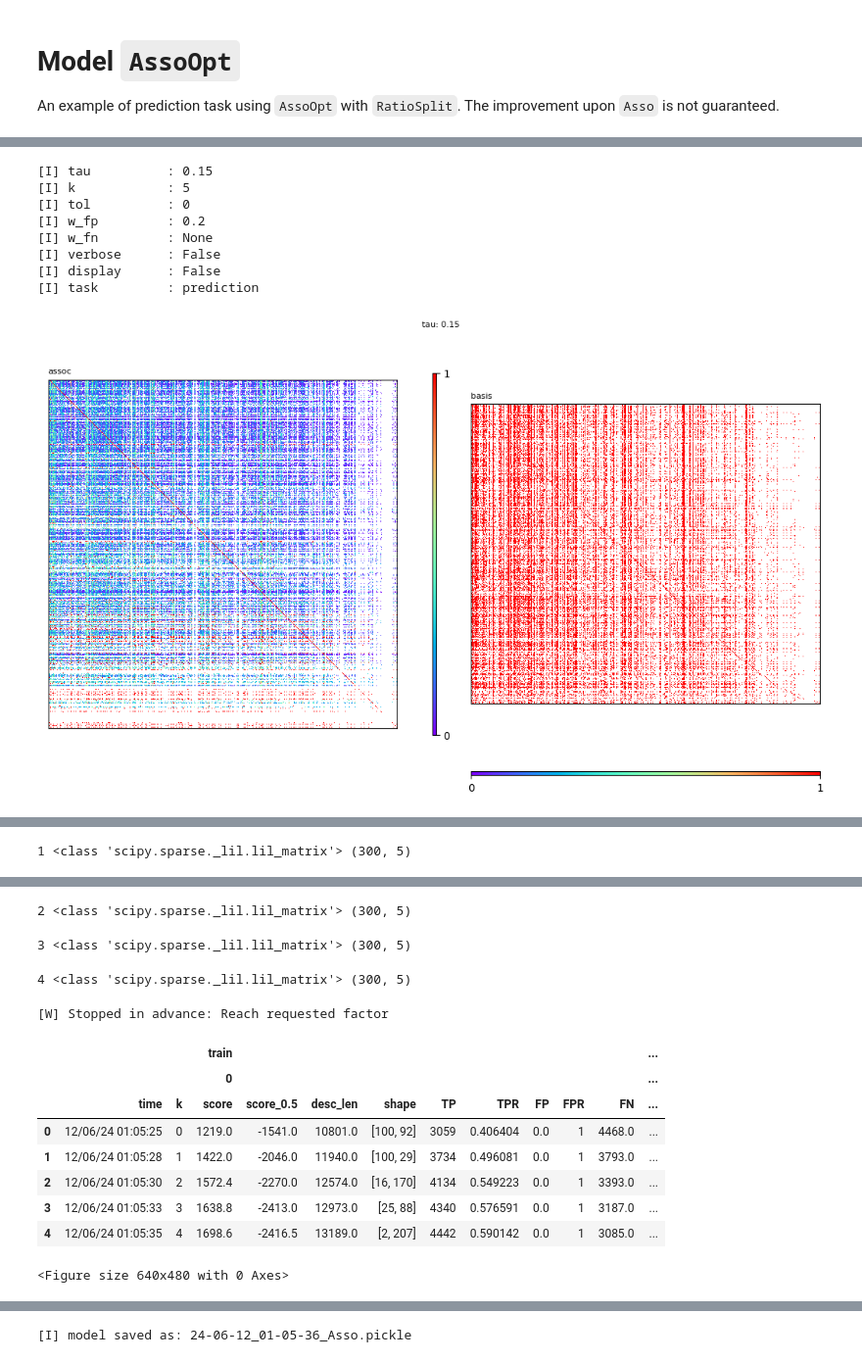
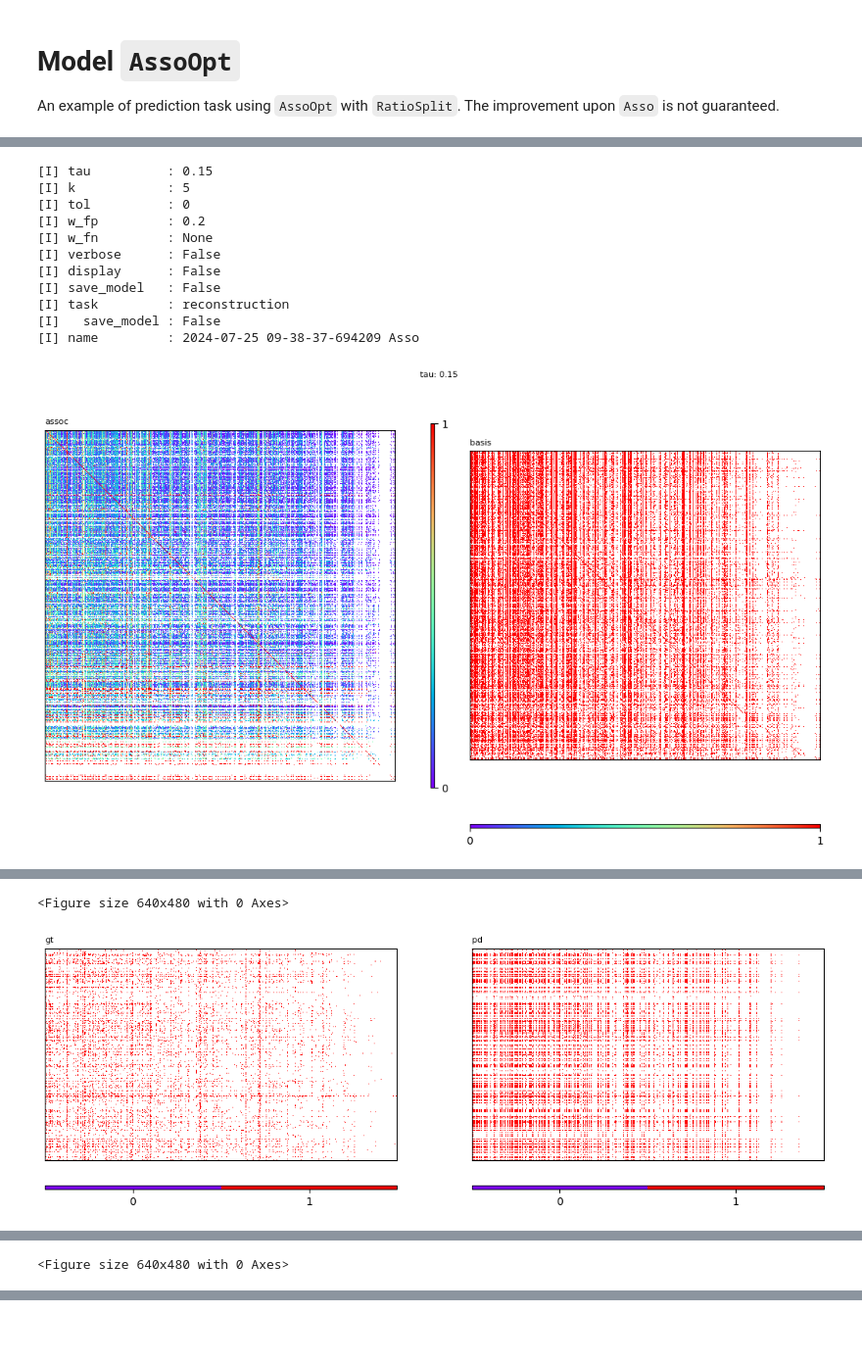
Before and after one commit to PreferredAI/PyBMF, a Jupyter notebook: examples/ex02_3_AssoOpt.ipynb, the cells around one changed output, grey strips where cells are left out. Shown at 98% size. Cells and saved outputs as stored; diff of their text form; code cells hidden in the pictures; blank space fills up the shorter version.

```diff
--- a/examples/ex02_3_AssoOpt.ipynb
+++ b/examples/ex02_3_AssoOpt.ipynb
@@ -27,7 +61,11 @@ idx = data.sample(factor_id=1, n_samples=500, seed=1000)
 # %%
-from datasets import RatioSplit
+# splitting the data into train, validation and test
 
-split = RatioSplit(X=data.X, val_size=0.1, test_size=0.2, seed=1997)
+from PyBMF.datasets import RatioSplit, NoSplit
+
+# split = RatioSplit(X=data.X, val_size=0.1, test_size=0.2, seed=1997)
+split = NoSplit(X=data.X)
+
 # split.negative_sample(
 #     train_size=split.pos_train_size,
 #     val_size=split.pos_val_size,
@@ -45,19 +84,22 @@ X_train, X_val, X_test = split.X_train, split.X_val, split.X_test
 # %%
-from models import Asso
+from PyBMF.models import Asso
 
 k = 5
 tau = 0.15
 w_fp = 0.2
 
-model = Asso(k=k, tau=tau, w_fp=w_fp)
-model.fit(X_train=X_train, X_val=X_val, X_test=X_test, task='prediction', verbose=False, display=False)
+model_asso = Asso(k=k, tau=tau, w_fp=w_fp)
+model_asso.fit(X_train=X_train, X_val=X_val, X_test=X_test, task='reconstruction', verbose=False, display=False, save_model=False)
 # %% [output]
 [I] tau          : 0.15
 [I] k            : 5
 [I] tol          : 0
 [I] w_fp         : 0.2
 [I] w_fn         : None
 [I] verbose      : False
 [I] display      : False
-[I] task         : prediction
+[I] save_model   : False
+[I] task         : reconstruction
+[I]   save_model : False
+[I] name         : 2024-07-25 09-38-37-694209 Asso
-[figure, old version]
+[figure, new version]
@@ -65 +108,2 @@ model.fit(X_train=X_train, X_val=X_val, X_test=X_test, task='prediction', verbos
-1 <class 'scipy.sparse._lil.lil_matrix'> (300, 5)
+<Figure size 640x480 with 0 Axes>
+[figure, new version]
@@ -66,13 +118 @@ model.fit(X_train=X_train, X_val=X_val, X_test=X_test, task='prediction', verbos
-2 <class 'scipy.sparse._lil.lil_matrix'> (300, 5)
+<Figure size 640x480 with 0 Axes>
-3 <class 'scipy.sparse._lil.lil_matrix'> (300, 5)
-4 <class 'scipy.sparse._lil.lil_matrix'> (300, 5)
-[W] Stopped in advance: Reach requested factor
-|  |  |  | train |  |  |  |  |  |  |  |  | ... |
-|  |  |  | 0 |  |  |  |  |  |  |  |  | ... |
-|  | time | k | score | score_0.5 | desc_len | shape | TP | TPR | FP | FPR | FN | ... |
-| 0 | 12/06/24 01:05:25 | 0 | 1219.0 | -1541.0 | 10801.0 | [100, 92] | 3059 | 0.406404 | 0.0 | 1 | 4468.0 | ... |
-| 1 | 12/06/24 01:05:28 | 1 | 1422.0 | -2046.0 | 11940.0 | [100, 29] | 3734 | 0.496081 | 0.0 | 1 | 3793.0 | ... |
-| 2 | 12/06/24 01:05:30 | 2 | 1572.4 | -2270.0 | 12574.0 | [16, 170] | 4134 | 0.549223 | 0.0 | 1 | 3393.0 | ... |
-| 3 | 12/06/24 01:05:33 | 3 | 1638.8 | -2413.0 | 12973.0 | [25, 88] | 4340 | 0.576591 | 0.0 | 1 | 3187.0 | ... |
-| 4 | 12/06/24 01:05:35 | 4 | 1698.6 | -2416.5 | 13189.0 | [2, 207] | 4442 | 0.590142 | 0.0 | 1 | 3085.0 | ... |
-<Figure size 640x480 with 0 Axes>
@@ -80 +118,0 @@ model.fit(X_train=X_train, X_val=X_val, X_test=X_test, task='prediction', verbos
-[I] model saved as: 24-06-12_01-05-36_Asso.pickle
```
Also changed, not shown: parts of 6 cells of this notebook, 23 other files.
